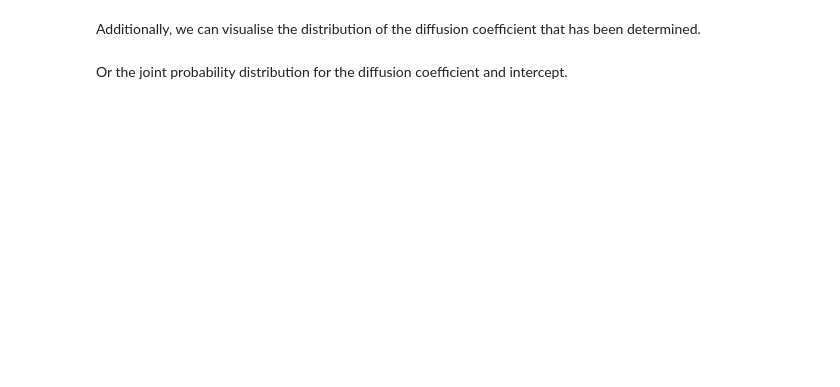
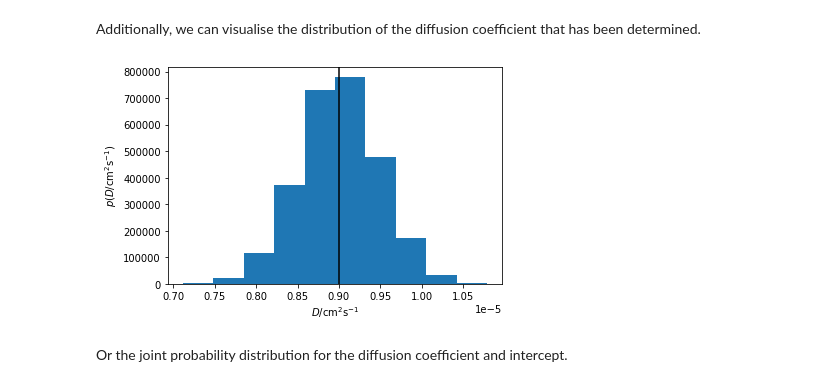
Before and after one commit to bjmorgan/kinisi, a Jupyter notebook: docs/source/vasp_d.ipynb, the cells around one changed output. Saved outputs shown, nothing was run; the diff lists cells and outputs as text; code cells hidden in the pictures; blank space fills up the shorter version.

```diff
--- a/docs/source/vasp_d.ipynb
+++ b/docs/source/vasp_d.ipynb
@@ -88,11 +107,13 @@ plt.savefig('_static/example.pdf')
 # %% [markdown]
 Additionally, we can visualise the distribution of the diffusion coefficient that has been determined.
 # %%
-plt.hist(diff.D.samples, density=True)
-plt.axvline(diff.D.n, c='k')
+plt.hist(loaded_diff.D.samples, density=True)
+plt.axvline(loaded_diff.D.n, c='k')
 plt.xlabel('$D$/cm$^2$s$^{-1}$')
 plt.ylabel('$p(D$/cm$^2$s$^{-1})$')
 plt.show()
+# %% [output]
+[figure, added]
 # %% [markdown]
 Or the joint probability distribution for the diffusion coefficient and intercept.
 # %%
```
Also changed, not shown: parts of 11 cells of this notebook, 7 other files.
